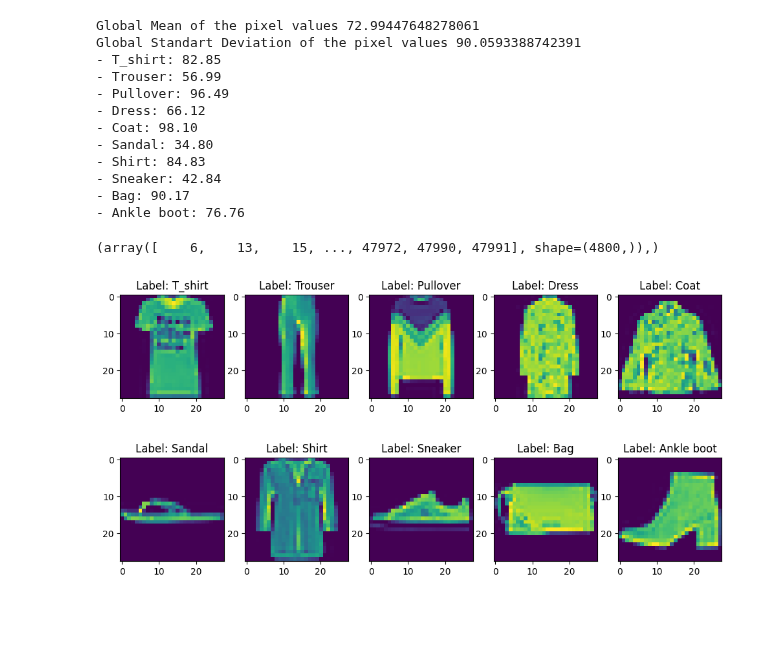
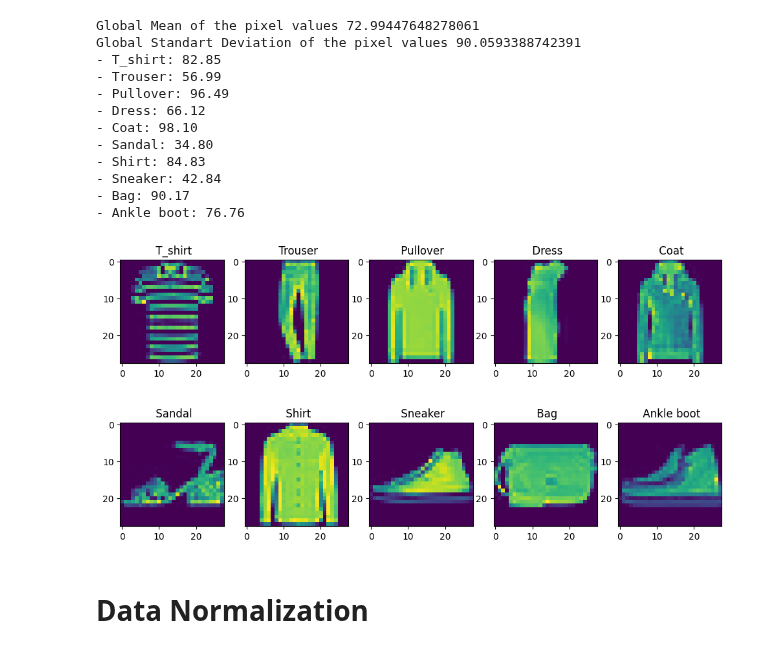
Before and after one commit to kacmazozan/Fashion_mnist_Dataset_ML, a Jupyter notebook: CS412-HW1-ozankacmaz.ipynb, the cells around one changed output. Saved outputs shown, nothing was run; the diff lists cells and outputs as text; code cells hidden in the pictures; blank space fills up the shorter version.

Commit message:
Started Data Normalization

```diff
--- a/CS412-HW1-ozankacmaz.ipynb
+++ b/CS412-HW1-ozankacmaz.ipynb
@@ -94,18 +95,16 @@ Global Standart Deviation of the pixel values 90.0593388742391
 - Sneaker: 42.84
 - Bag: 90.17
 - Ankle boot: 76.76
-# %%
-index_of_all_images
-# %% [output]
-(array([    6,    13,    15, ..., 47972, 47990, 47991], shape=(4800,)),)
 # %%
 fig, axes = plt.subplots(2, 5, figsize=(12, 6))
 axes = axes.flatten()
 for i in range(10):
     index_of_all_images = np.where(y_train_full == i)
     random_index = np.random.choice(index_of_all_images[0])
 
     axes[i].imshow(x_train_full[random_index])
-    axes[i].set_title(f"Label: {class_names[y_train_full[random_index]]}")
+    axes[i].set_title(f" {class_names[y_train_full[random_index]]}")
 # %% [output]
-[figure, old version]
+[figure, new version]
+# %% [markdown]
+<h1><b>Data Normalization</b></h1>
```
Also changed, not shown: parts of 3 cells of this notebook.
